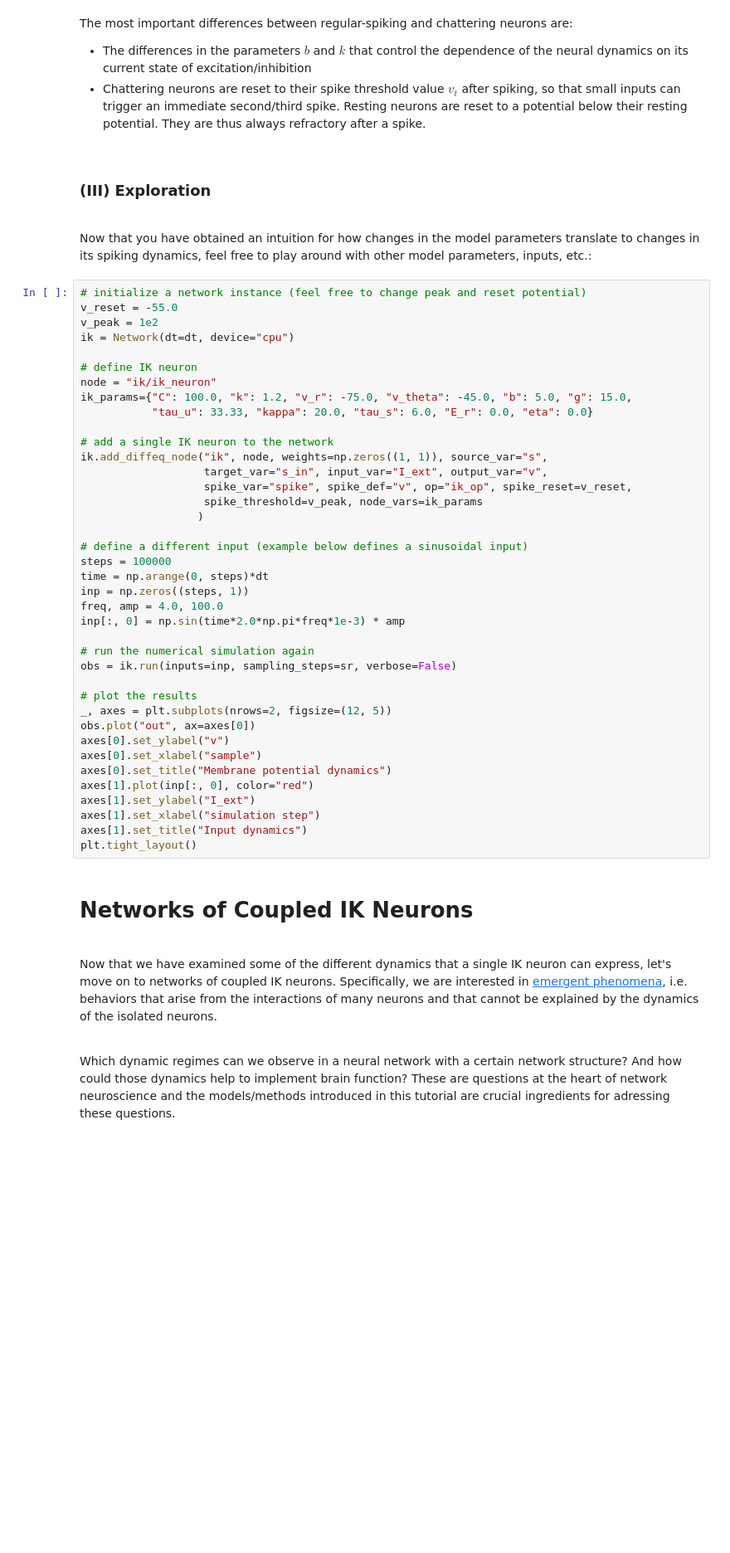
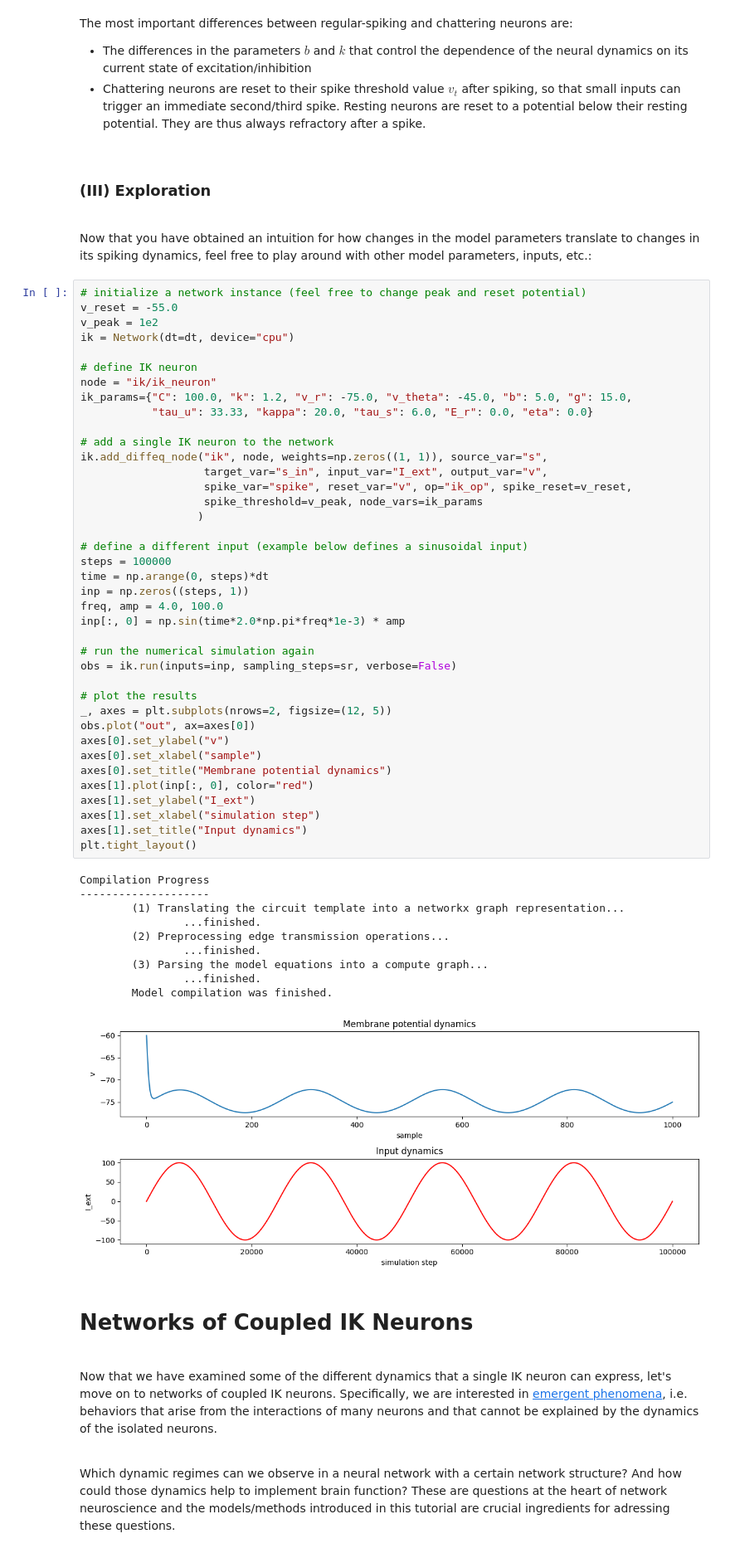
Before and after one commit to pyrates-neuroscience/use_examples, a Jupyter notebook: Izhikevich_neuron.ipynb, the cells around one changed output. Shown at 83% size. Drawn from its saved outputs; the diff is of its cells as text; blank space fills up the shorter version.

```diff
--- a/Izhikevich_neuron.ipynb
+++ b/Izhikevich_neuron.ipynb
@@ -249,34 +275,45 @@ node = "ik/ik_neuron"
 ik_params={"C": 100.0, "k": 1.2, "v_r": -75.0, "v_theta": -45.0, "b": 5.0, "g": 15.0,
            "tau_u": 33.33, "kappa": 20.0, "tau_s": 6.0, "E_r": 0.0, "eta": 0.0}
 
 # add a single IK neuron to the network
 ik.add_diffeq_node("ik", node, weights=np.zeros((1, 1)), source_var="s",
                    target_var="s_in", input_var="I_ext", output_var="v",
-                   spike_var="spike", spike_def="v", op="ik_op", spike_reset=v_reset,
+                   spike_var="spike", reset_var="v", op="ik_op", spike_reset=v_reset,
                    spike_threshold=v_peak, node_vars=ik_params
                   )
 
 # define a different input (example below defines a sinusoidal input)
 steps = 100000
 time = np.arange(0, steps)*dt
 inp = np.zeros((steps, 1))
 freq, amp = 4.0, 100.0
 inp[:, 0] = np.sin(time*2.0*np.pi*freq*1e-3) * amp
 
 # run the numerical simulation again
 obs = ik.run(inputs=inp, sampling_steps=sr, verbose=False)
 
 # plot the results
 _, axes = plt.subplots(nrows=2, figsize=(12, 5))
 obs.plot("out", ax=axes[0])
 axes[0].set_ylabel("v")
 axes[0].set_xlabel("sample")
 axes[0].set_title("Membrane potential dynamics")
 axes[1].plot(inp[:, 0], color="red")
 axes[1].set_ylabel("I_ext")
 axes[1].set_xlabel("simulation step")
 axes[1].set_title("Input dynamics")
 plt.tight_layout()
+# %% [output]
+Compilation Progress
+--------------------
+        (1) Translating the circuit template into a networkx graph representation...
+                ...finished.
+        (2) Preprocessing edge transmission operations...
+                ...finished.
+        (3) Parsing the model equations into a compute graph...
+                ...finished.
+        Model compilation was finished.
+[figure, added]
 # %% [markdown]
 # Networks of Coupled IK Neurons
 
```
Also changed, not shown: parts of 11 cells of this notebook, 3 other files.
